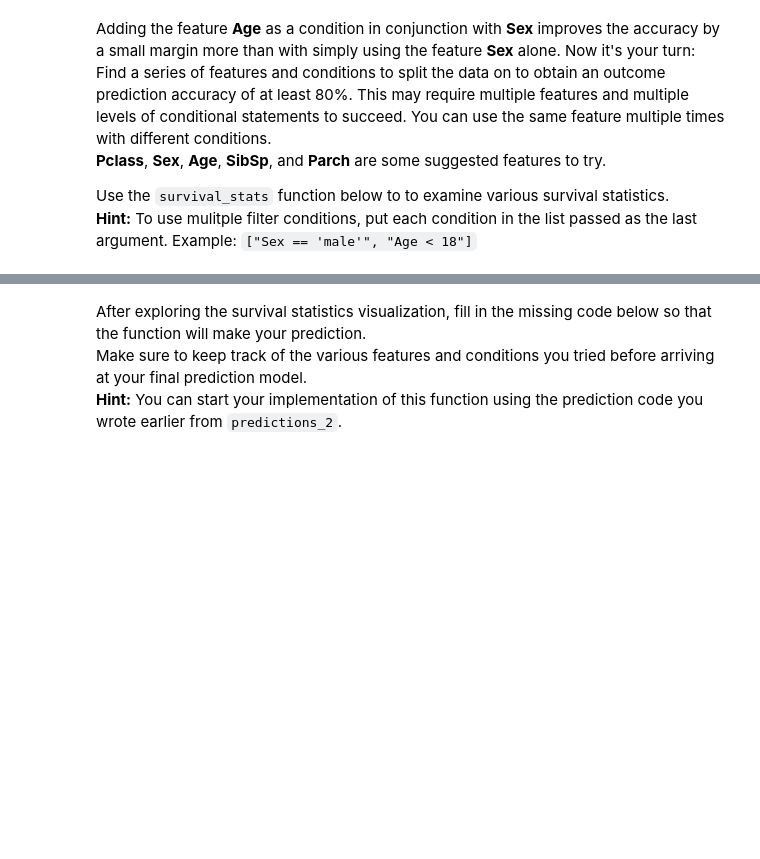
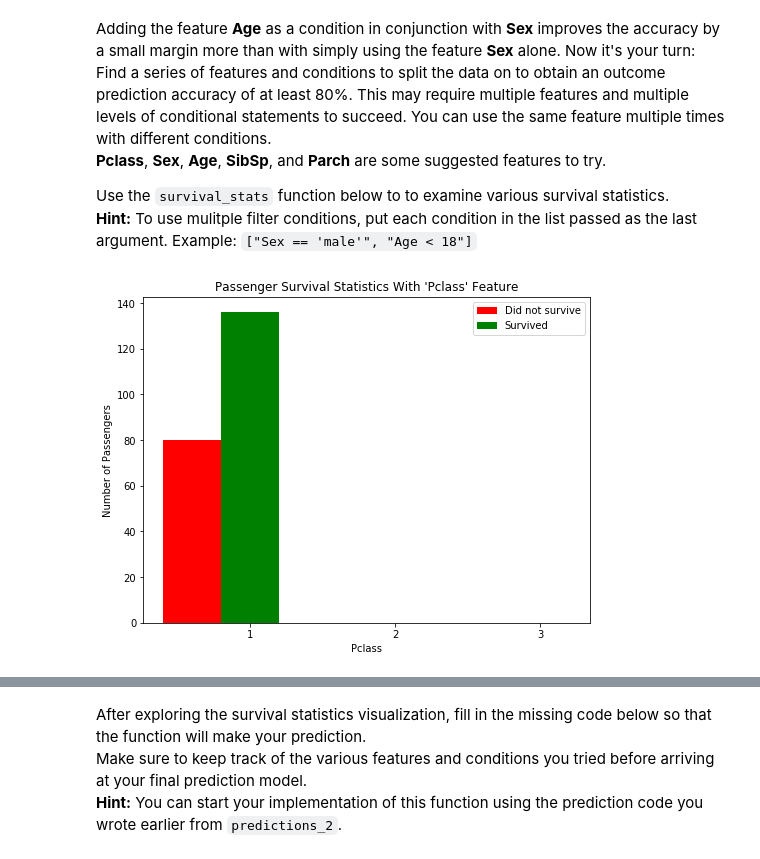
Before and after one commit to george-studenko/Titanic-Survival-Exploration, a Jupyter notebook: Titanic_Survival_Exploration.ipynb, the cells around one changed output, grey strips where cells are left out. Drawn from its saved outputs; the diff is of its cells as text; code cells hidden in the pictures; blank space fills up the shorter version.

```diff
--- a/Titanic_Survival_Exploration.ipynb
+++ b/Titanic_Survival_Exploration.ipynb
@@ -182,4 +212,8 @@ Adding the feature **Age** as a condition in conjunction with **Sex** improves t
 
 Use the `survival_stats` function below to to examine various survival statistics.
 **Hint:** To use mulitple filter conditions, put each condition in the list passed as the last argument. Example: `["Sex == 'male'", "Age < 18"]`
+# %%
+survival_stats(data, outcomes, 'Pclass', ["Pclass == 1"])
+# %% [output]
+[figure, added]
 # %%
```
Also changed, not shown: parts of 22 cells of this notebook.
